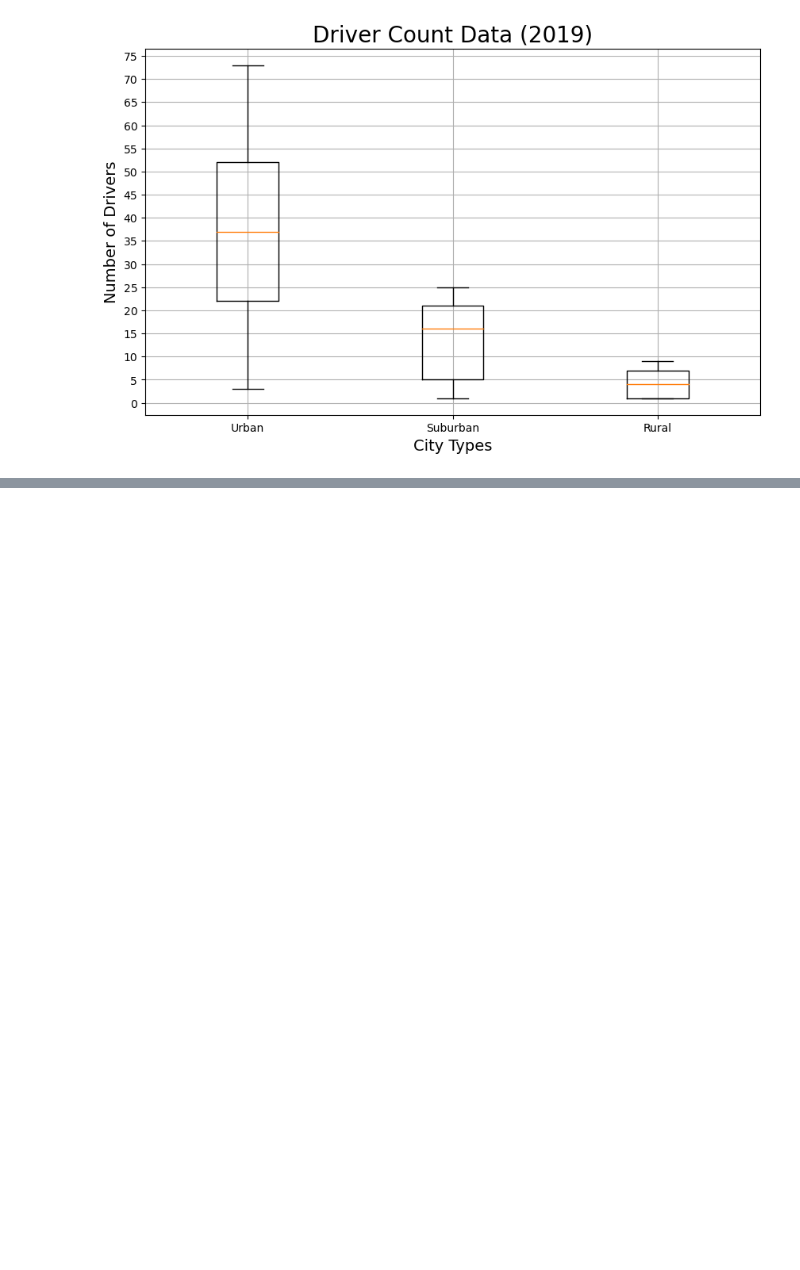
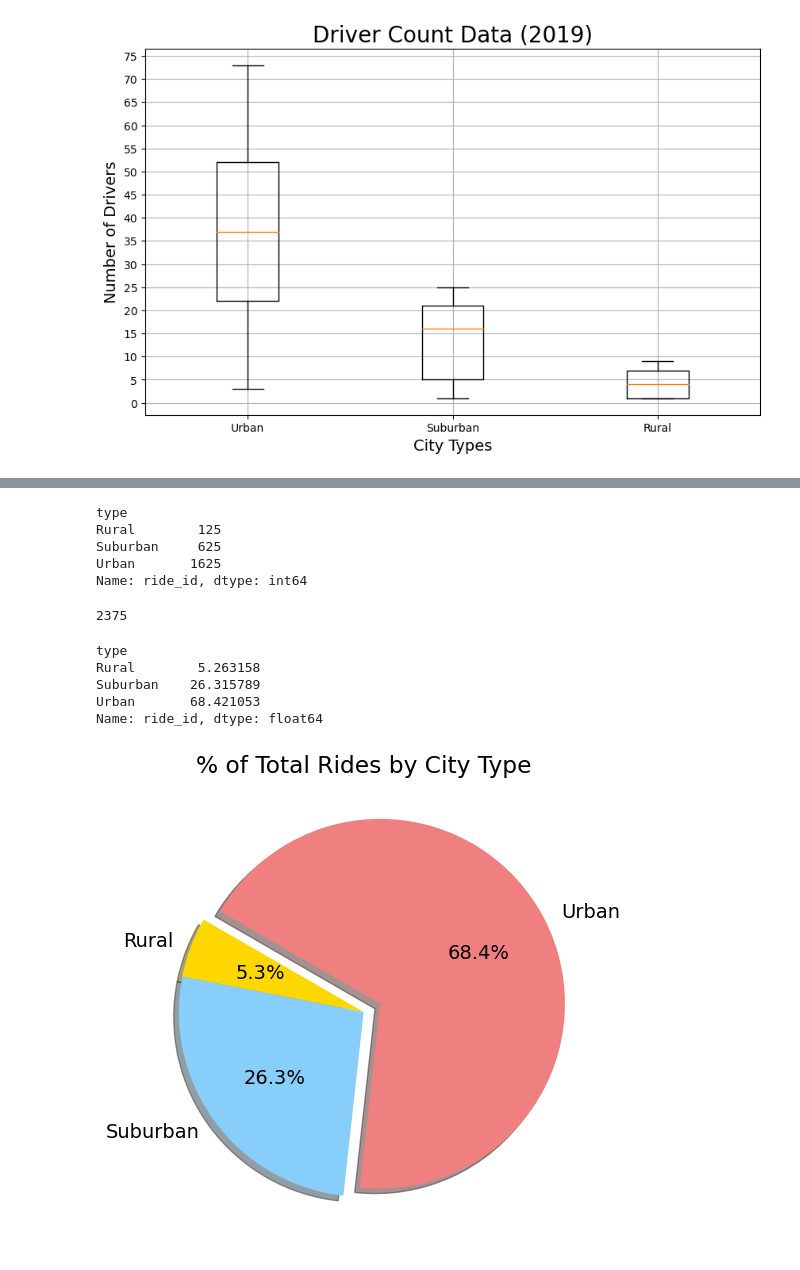
Before and after one commit to BlazeMedina/PyBer_Analysis, a Jupyter notebook: PyBer.ipynb, the cells around one changed output, grey strips where cells are left out. Drawn from its saved outputs; the diff is of its cells as text; code cells hidden in the pictures; blank space fills up the shorter version.

```diff
--- a/PyBer.ipynb
+++ b/PyBer.ipynb
@@ -867,0 +970,48 @@ plt.show()
+# %%
+# Calculate total number of rides by type
+sum_rides_by_type = pyber_data_df.groupby(["type"]).count()["ride_id"]
+sum_rides_by_type
+# %% [output]
+type
+Rural        125
+Suburban     625
+Urban       1625
+Name: ride_id, dtype: int64
+# %%
+# Calculate total number of rides.
+total_rides = pyber_data_df.count()["ride_id"]
+total_rides
+# %% [output]
+2375
+# %%
+# Calculate the percentage of rides for each city type.
+type_rides_percents = 100 * sum_rides_by_type / total_rides
+type_rides_percents
+# %% [output]
+type
+Rural        5.263158
+Suburban    26.315789
+Urban       68.421053
+Name: ride_id, dtype: float64
+# %%
+# Import mpl to change the plot configurations using rdParams.
+import matplotlib as mpl
+
+# Build the percentage of total rides by city type pie chart.
+plt.subplots(figsize=(10,6))
+plt.pie(type_rides_percents,
+       labels=["Rural","Suburban","Urban"],
+       colors=["gold","lightskyblue","lightcoral"],
+       explode=[0,0,0.1],
+       autopct='%1.1f%%',
+       shadow = True,
+       startangle = 150)
+plt.title("% of Total Rides by City Type")
+# Change the default font size from 10 to 10.
+mpl.rcParams['font.size'] = 10
+# Save Figure
+plt.savefig("analysis/Fig7.png")
+# Show Figure
+plt.show()
+# %% [output]
+[figure, added]
```
Also changed, not shown: parts of 9 cells of this notebook, 3 other files.
